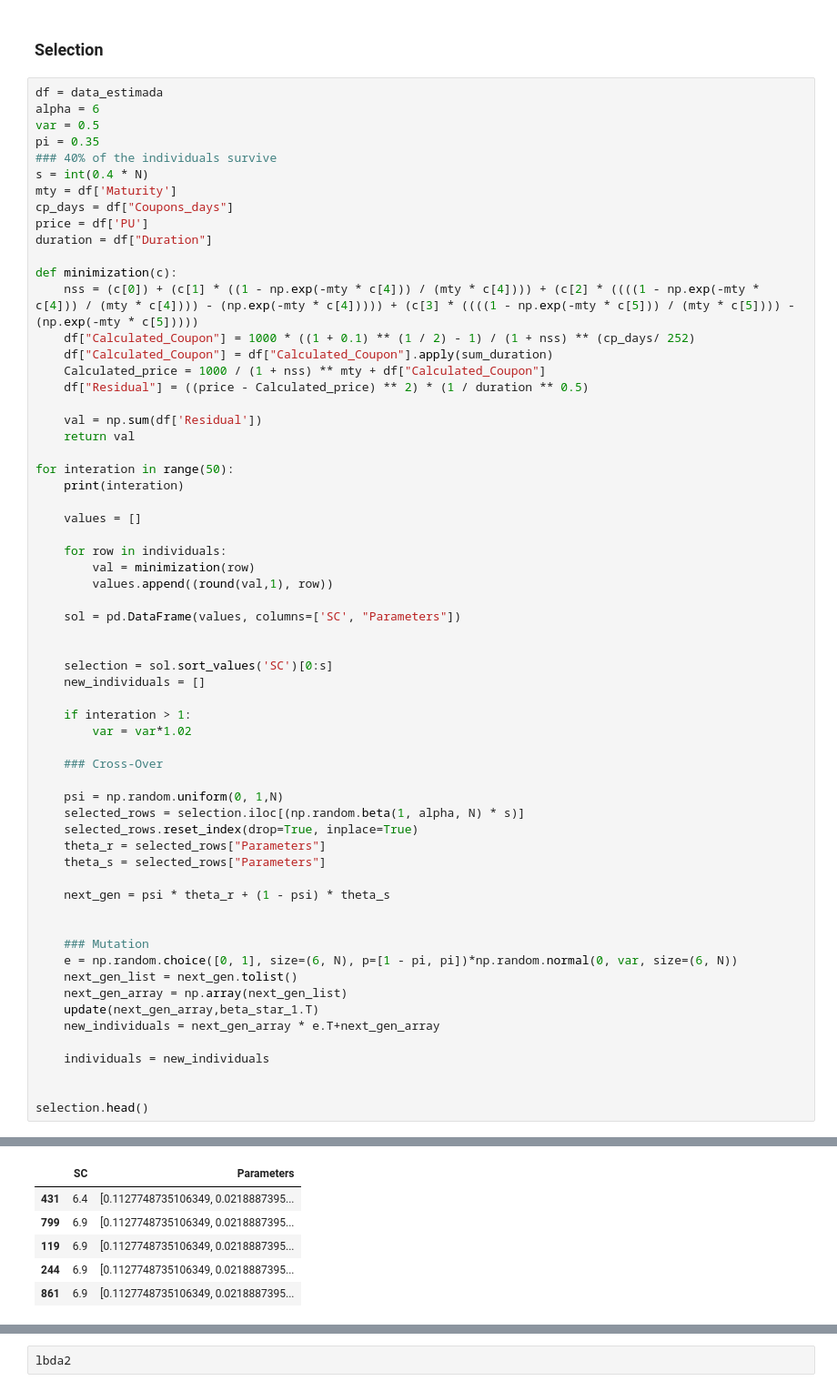
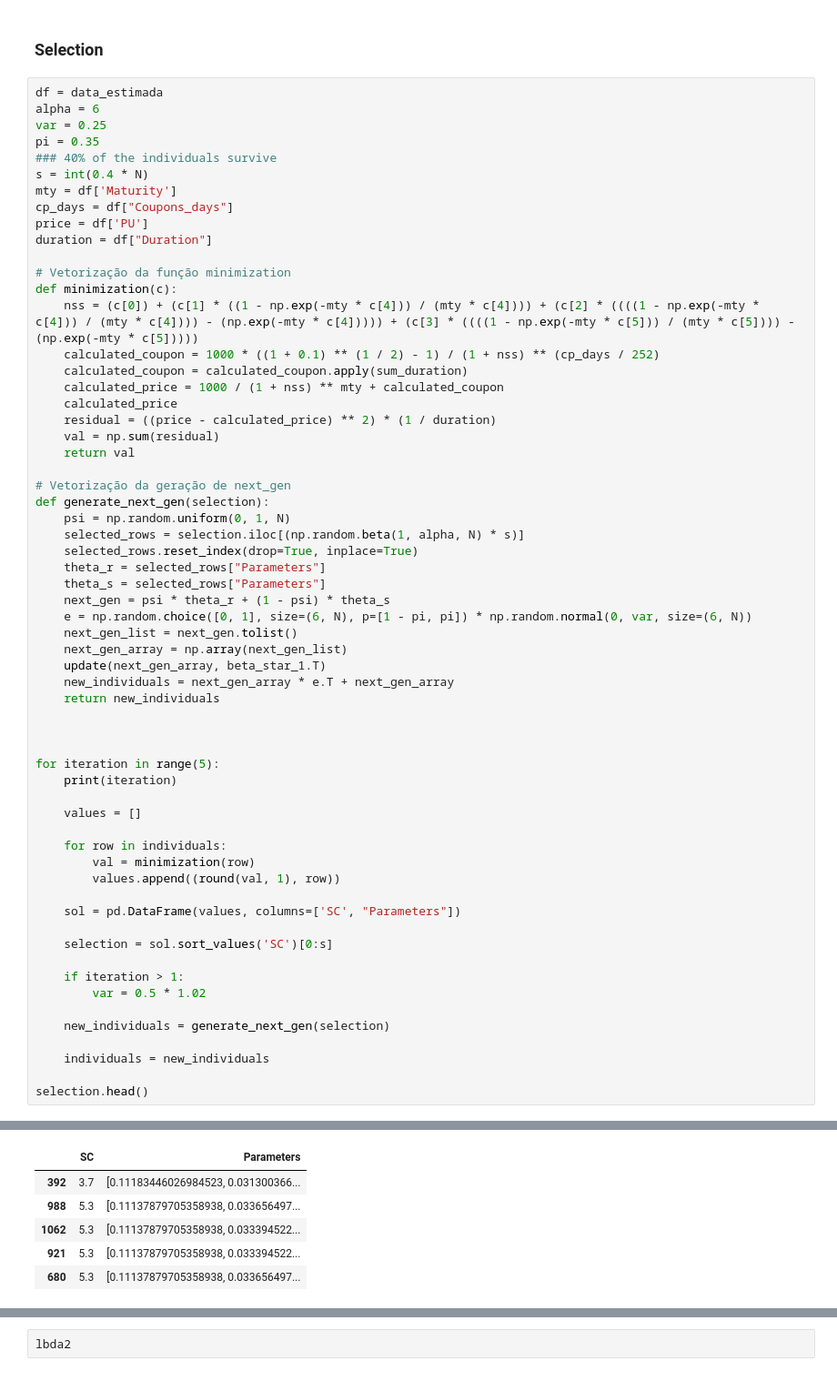
Before and after one commit to araujogab/Genetic-Algorithm, a Jupyter notebook: Svensson - v4.ipynb, the cells around one changed output, grey strips where cells are left out. Shown: that part at 91% size. Cells and saved outputs as stored; diff of their text form.

```diff
--- a/Svensson - v4.ipynb
+++ b/Svensson - v4.ipynb
@@ -178,7 +193,7 @@ individuals = np.concatenate((beta_previous.T, beta_approx.T), axis=0)
 # %%
 df = data_estimada
 alpha = 6
-var = 0.5
+var = 0.25
 pi = 0.35
 ### 40% of the individuals survive
 s = int(0.4 * N)
@@ -187,55 +202,54 @@ cp_days = df["Coupons_days"]
 price = df['PU']
 duration = df["Duration"]
 
+# Vetorização da função minimization
 def minimization(c):
     nss = (c[0]) + (c[1] * ((1 - np.exp(-mty * c[4])) / (mty * c[4]))) + (c[2] * ((((1 - np.exp(-mty * c[4])) / (mty * c[4]))) - (np.exp(-mty * c[4])))) + (c[3] * ((((1 - np.exp(-mty * c[5])) / (mty * c[5]))) - (np.exp(-mty * c[5]))))
-    df["Calculated_Coupon"] = 1000 * ((1 + 0.1) ** (1 / 2) - 1) / (1 + nss) ** (cp_days/ 252)
-    df["Calculated_Coupon"] = df["Calculated_Coupon"].apply(sum_duration)
-    Calculated_price = 1000 / (1 + nss) ** mty + df["Calculated_Coupon"]
-    df["Residual"] = ((price - Calculated_price) ** 2) * (1 / duration ** 0.5)
-
-    val = np.sum(df['Residual'])
+    calculated_coupon = 1000 * ((1 + 0.1) ** (1 / 2) - 1) / (1 + nss) ** (cp_days / 252)
+    calculated_coupon = calculated_coupon.apply(sum_duration)
+    calculated_price = 1000 / (1 + nss) ** mty + calculated_coupon
+    calculated_price
+    residual = ((price - calculated_price) ** 2) * (1 / duration)
+    val = np.sum(residual)
     return val
 
-for interation in range(50):
-    print(interation)
+# Vetorização da geração de next_gen
+def generate_next_gen(selection):
+    psi = np.random.uniform(0, 1, N)
+    selected_rows = selection.iloc[(np.random.beta(1, alpha, N) * s)]
+    selected_rows.reset_index(drop=True, inplace=True)
+    theta_r = selected_rows["Parameters"]
+    theta_s = selected_rows["Parameters"]
+    next_gen = psi * theta_r + (1 - psi) * theta_s
+    e = np.random.choice([0, 1], size=(6, N), p=[1 - pi, pi]) * np.random.normal(0, var, size=(6, N))
+    next_gen_list = next_gen.tolist()
+    next_gen_array = np.array(next_gen_list)
+    update(next_gen_array, beta_star_1.T)
+    new_individuals = next_gen_array * e.T + next_gen_array
+    return new_individuals
+
+
+
+for iteration in range(5):
+    print(iteration)
 
     values = []
 
     for row in individuals:
         val = minimization(row)
-        values.append((round(val,1), row))
+        values.append((round(val, 1), row))
 
     sol = pd.DataFrame(values, columns=['SC', "Parameters"])
 
+    selection = sol.sort_values('SC')[0:s]
 
-    selection = sol.sort_values('SC')[0:s]
-    new_individuals = []
+    if iteration > 1:
+        var = 0.5 * 1.02
 
-    if interation > 1:
-        var = var*1.02
-
-    ### Cross-Over
-
-    psi = np.random.uniform(0, 1,N)
-    selected_rows = selection.iloc[(np.random.beta(1, alpha, N) * s)]
-    selected_rows.reset_index(drop=True, inplace=True)
-    theta_r = selected_rows["Parameters"]
-    theta_s = selected_rows["Parameters"]
-
-    next_gen = psi * theta_r + (1 - psi) * theta_s
-
-
-    ### Mutation
-    e = np.random.choice([0, 1], size=(6, N), p=[1 - pi, pi])*np.random.normal(0, var, size=(6, N))
-    next_gen_list = next_gen.tolist()
-    next_gen_array = np.array(next_gen_list)
-    update(next_gen_array,beta_star_1.T)
-    new_individuals = next_gen_array * e.T+next_gen_array
+    new_individuals = generate_next_gen(selection)
 
     individuals = new_individuals
 
-
 selection.head()
 # %% [output]
 0
@@ -258,9 +260,9 @@ selection.head()
 |  | SC | Parameters |
-| 431 | 6.4 | [0.1127748735106349, 0.0218887395... |
-| 799 | 6.9 | [0.1127748735106349, 0.0218887395... |
-| 119 | 6.9 | [0.1127748735106349, 0.0218887395... |
-| 244 | 6.9 | [0.1127748735106349, 0.0218887395... |
-| 861 | 6.9 | [0.1127748735106349, 0.0218887395... |
+| 392 | 3.7 | [0.11183446026984523, 0.031300366... |
+| 988 | 5.3 | [0.11137879705358938, 0.033656497... |
+| 1062 | 5.3 | [0.11137879705358938, 0.033394522... |
+| 921 | 5.3 | [0.11137879705358938, 0.033394522... |
+| 680 | 5.3 | [0.11137879705358938, 0.033656497... |
 # %%
 dia = selection.iloc[0]["Parameters"]
 dia_anbima = parameters.loc[ref_date][1:]
```
Also changed, not shown: parts of 4 cells of this notebook.
